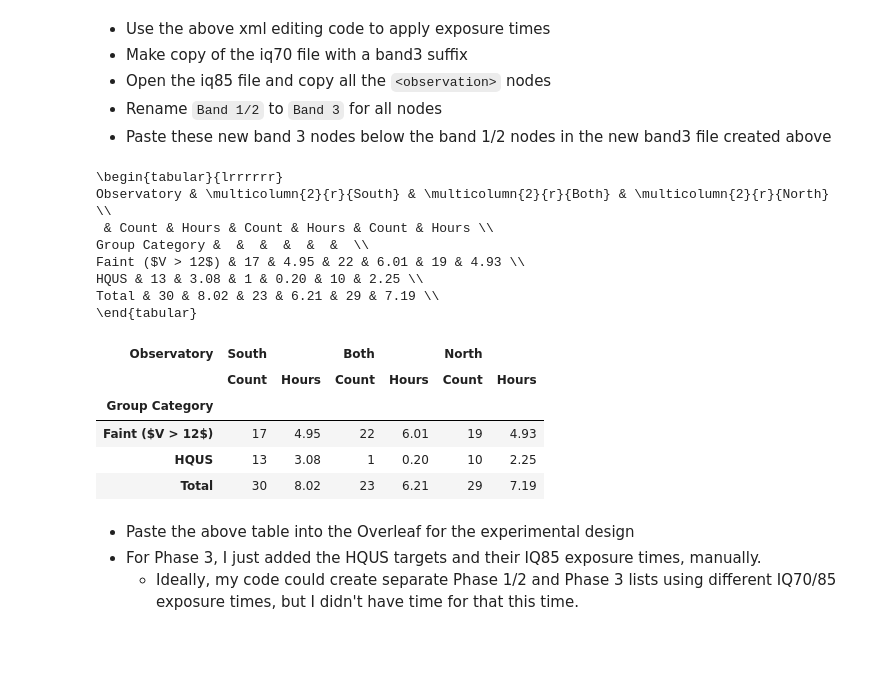
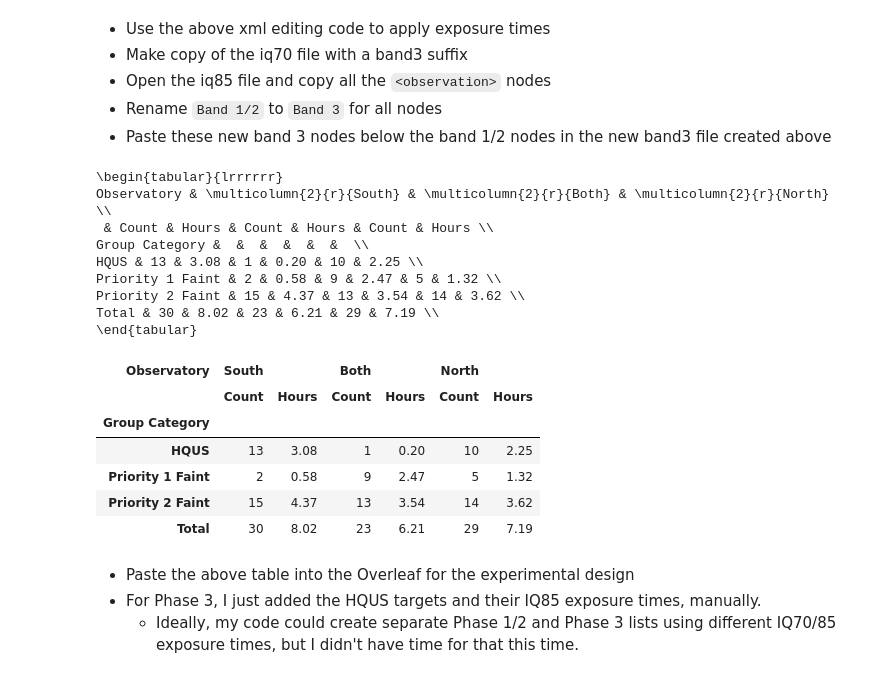
Before and after one commit to CvillePaul/Work, a Jupyter notebook: Observation/Gemini/2025-09-16 Gemini 2026A Proposal/Gemini 2026A Proposal.ipynb, the cells around one changed output. Drawn from its saved outputs; the diff is of its cells as text; code cells hidden in the pictures; blank space fills up the shorter version.

```diff
--- a/Observation/Gemini/2025-09-16 Gemini 2026A Proposal/Gemini 2026A Proposal.ipynb
+++ b/Observation/Gemini/2025-09-16 Gemini 2026A Proposal/Gemini 2026A Proposal.ipynb
@@ -219,9 +222,9 @@ def Hours(x):
     return np.sum(x) / 3600
 
 
-proposal_targets["Group Category"] = [
-    f"Faint ($V > {lower_mag_limit}$)" if "Faint" in name else name for name in proposal_targets["Group Category"]
-]
+# proposal_targets["Group Category"] = [
+#     f"Faint ($V > {lower_mag_limit}$)" if "Faint" in name else name for name in proposal_targets["Group Category"]
+# ]
 
 grid = (
     proposal_targets.pivot_table(
@@ -233,36 +236,38 @@ grid = (
         observed=False,
     )
     .swaplevel(0, 1, axis=1)
     .sort_index(axis=1, level=0)
 )
 grid.loc["Total"] = grid.sum()
 
 formats = {
     ("South", "Count"): "{:.0f}",
     ("Both", "Count"): "{:.0f}",
     ("North", "Count"): "{:.0f}",
     ("South", "Hours"): "{:.2f}",
     ("Both", "Hours"): "{:.2f}",
     ("North", "Hours"): "{:.2f}",
 }
 
 foo = grid.style.format(formats)
 print(foo.to_latex())
 foo
 # %% [output]
 \begin{tabular}{lrrrrrr}
 Observatory & \multicolumn{2}{r}{South} & \multicolumn{2}{r}{Both} & \multicolumn{2}{r}{North} \\
  & Count & Hours & Count & Hours & Count & Hours \\
 Group Category &  &  &  &  &  &  \\
-Faint ($V > 12$) & 17 & 4.95 & 22 & 6.01 & 19 & 4.93 \\
 HQUS & 13 & 3.08 & 1 & 0.20 & 10 & 2.25 \\
+Priority 1 Faint & 2 & 0.58 & 9 & 2.47 & 5 & 1.32 \\
+Priority 2 Faint & 15 & 4.37 & 13 & 3.54 & 14 & 3.62 \\
 Total & 30 & 8.02 & 23 & 6.21 & 29 & 7.19 \\
 \end{tabular}
 | Observatory | South |  | Both |  | North |  |
 |  | Count | Hours | Count | Hours | Count | Hours |
 | Group Category |  |  |  |  |  |  |
-| Faint ($V > 12$) | 17 | 4.95 | 22 | 6.01 | 19 | 4.93 |
 | HQUS | 13 | 3.08 | 1 | 0.20 | 10 | 2.25 |
+| Priority 1 Faint | 2 | 0.58 | 9 | 2.47 | 5 | 1.32 |
+| Priority 2 Faint | 15 | 4.37 | 13 | 3.54 | 14 | 3.62 |
 | Total | 30 | 8.02 | 23 | 6.21 | 29 | 7.19 |
 # %% [markdown]
 * Paste the above table into the Overleaf for the experimental design
```
Also changed, not shown: parts of 1 cell of this notebook.
